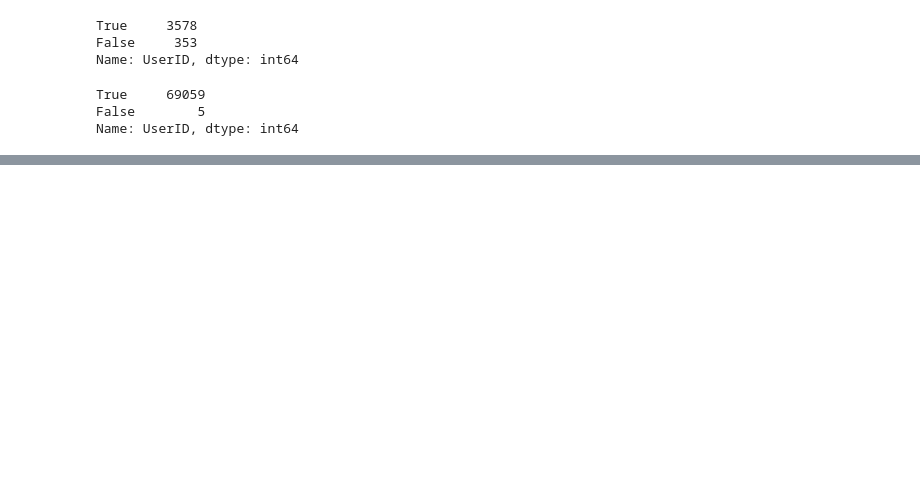
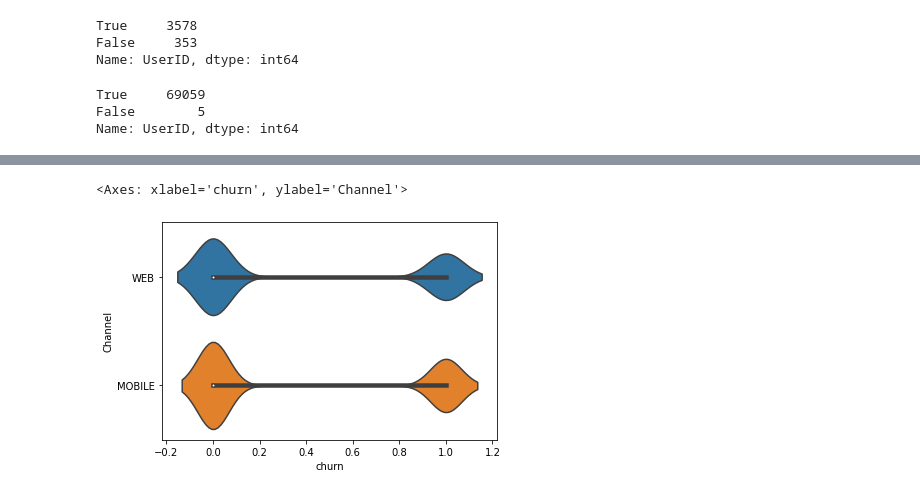
Before and after one commit to itszehrakaya/datathon-preselection-task, a Jupyter notebook: churn-model.ipynb, the cells around one changed output, grey strips where cells are left out. Saved outputs shown, nothing was run; the diff lists cells and outputs as text; code cells hidden in the pictures; blank space fills up the shorter version.

```diff
--- a/churn-model.ipynb
+++ b/churn-model.ipynb
@@ -76,0 +51,15 @@ Name: UserID, dtype: int64
+# %%
+
+df['DateTime'] = pd.to_datetime(df['DateTime'])
+
+# Sort the dataframe in descending order based on the 'DateTime' column
+df.sort_values('DateTime', ascending=False, inplace=True)
+
+# Keep only the last occurrence of each user
+last_occurrence = df.drop_duplicates('UserID', keep='first')
+
+# Select the 'UserID' and 'DateTime' columns
+User_last_transaction = last_occurrence[['UserID', 'DateTime']]
+
+# Print the resulting dataframe
+User_last_transaction= User_last_transaction.rename(columns={'DateTime':'UserLastTransaction'})
@@ -77,8 +96,8 @@ Name: UserID, dtype: int64
 # %%
-period1 = sales.loc[(sales['DateTime'].dt.month <= 9) & (sales['DateTime'].dt.year <= 2017)]
-period2 = sales.loc[ sales['DateTime'] >= '2017-10-01']
+period1 = df.loc[(df['DateTime'].dt.month <= 9) & (df['DateTime'].dt.year <= 2017)]
+period2 = df.loc[ df['DateTime'] >= '2017-10-01']
 six_month =period1[period1['DateTime'].dt.month <= 6]['UserID']
 three_month= period1[(period1['DateTime'].dt.month > 6) & (period1['DateTime'].dt.month <= 9)]['UserID']
-churned_users = six_month[(~six_month.isin(three_month))].unique()
-active_users = six_month[(six_month.isin(three_month))].unique()
-period1['Churn'] = period1['UserID'].apply(lambda x: "Yes" if x in churned_users else "No")
+# churned_users = six_month[(~six_month.isin(three_month))].unique()
+# active_users = six_month[(six_month.isin(three_month))].unique()
+# period1['Churn'] = period1['UserID'].apply(lambda x: "Yes" if x in churned_users else "No")
@@ -89,0 +141,5 @@ See the caveats in the documentation: https://pandas.pydata.org/pandas-docs/stab
+# %%
+sns.violinplot(data=period1, x='churn', y = 'Channel' )
+# %% [output]
+<Axes: xlabel='churn', ylabel='Channel'>
+[figure, added]
```
Also changed, not shown: parts of 35 cells of this notebook, 2 other files.
